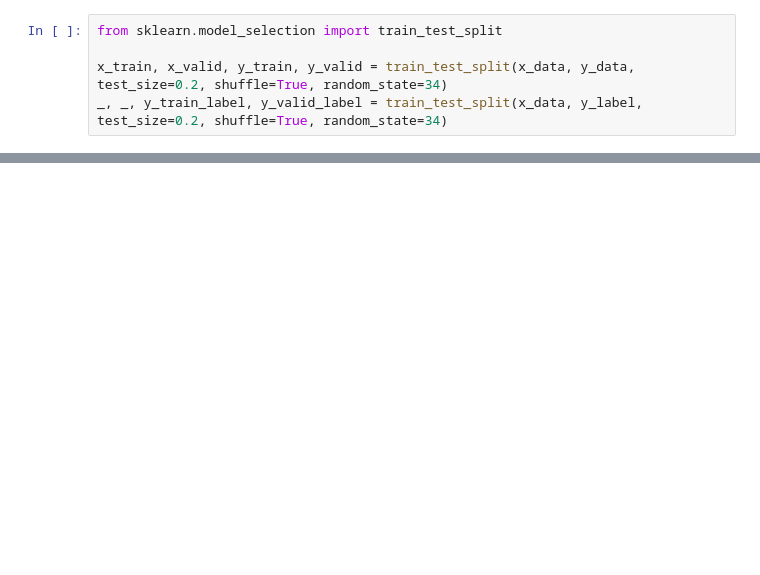
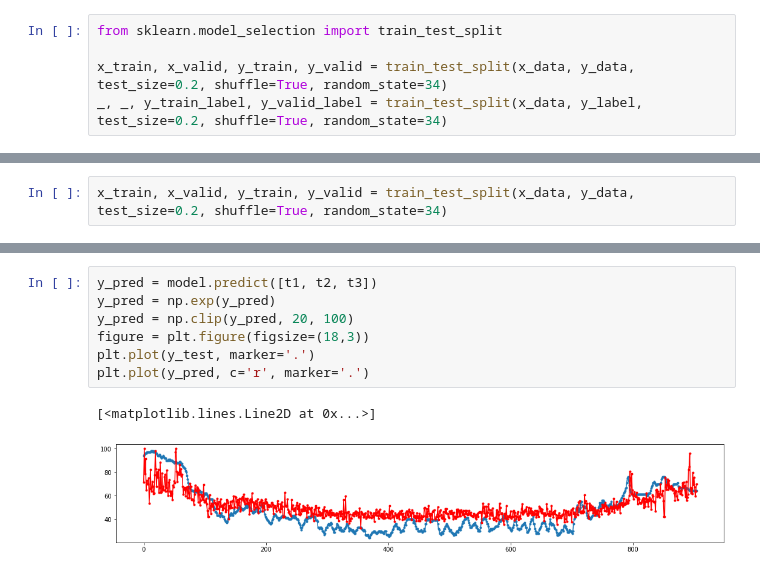
Before and after one commit to yebiny/Depth-of-anaesthesia-EEG, a Jupyter notebook: simple_train.ipynb, the cells around one changed output, grey strips where cells are left out. Drawn from its saved outputs; the diff is of its cells as text; blank space fills up the shorter version.

```diff
--- a/simple_train.ipynb
+++ b/simple_train.ipynb
@@ -79,0 +36,2 @@ _________________________________________________________________
+# %%
+x_train, x_valid, y_train, y_valid = train_test_split(x_data, y_data, test_size=0.2, shuffle=True, random_state=34)
@@ -140,0 +132,10 @@ for y, y_hat in zip(y_valid, y_pred[:200]):
+# %%
+y_pred = model.predict([t1, t2, t3])
+y_pred = np.exp(y_pred)
+y_pred = np.clip(y_pred, 20, 100)
+figure = plt.figure(figsize=(18,3))
+plt.plot(y_test, marker='.')
+plt.plot(y_pred, c='r', marker='.')
+# %% [output]
+[<matplotlib.lines.Line2D at 0x...>]
+[figure, added]
```
Also changed, not shown: parts of 18 cells of this notebook, 4 other files.
